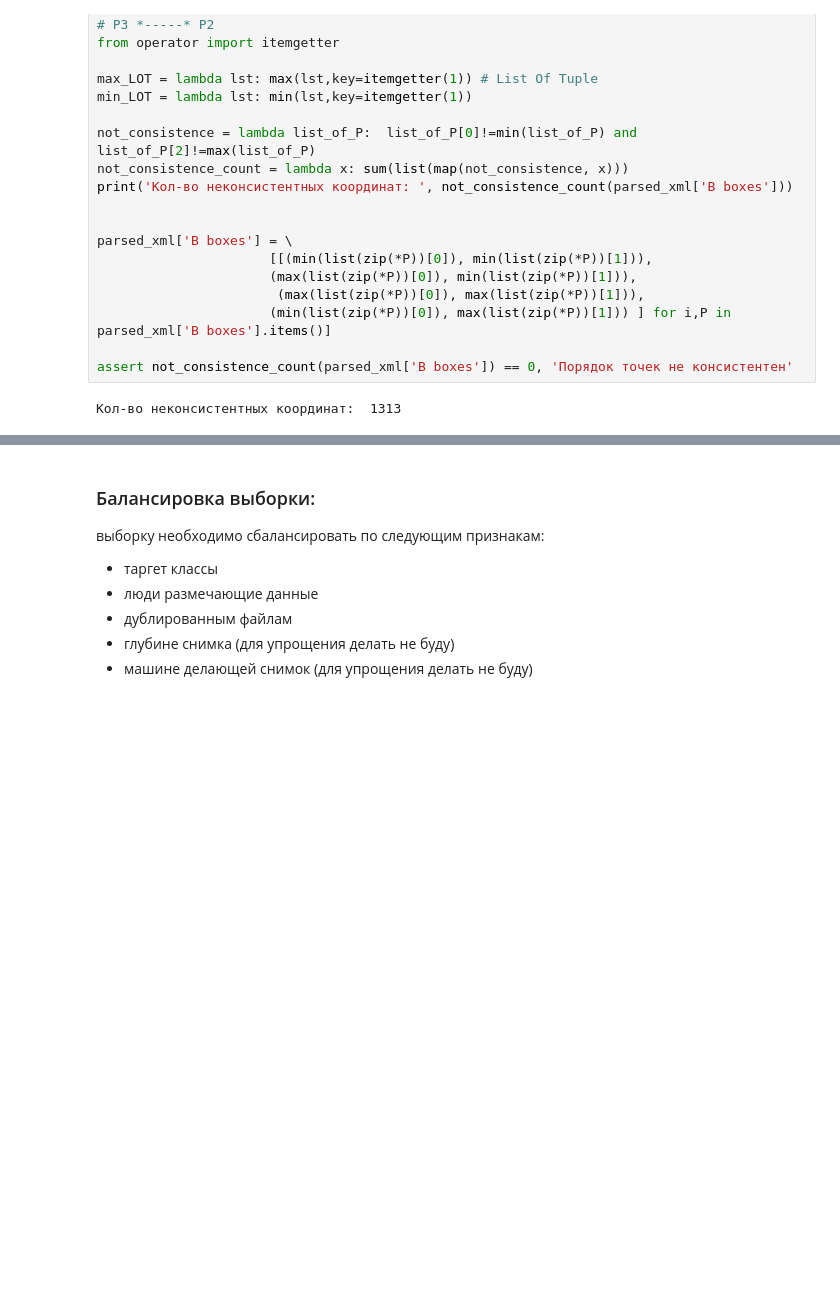
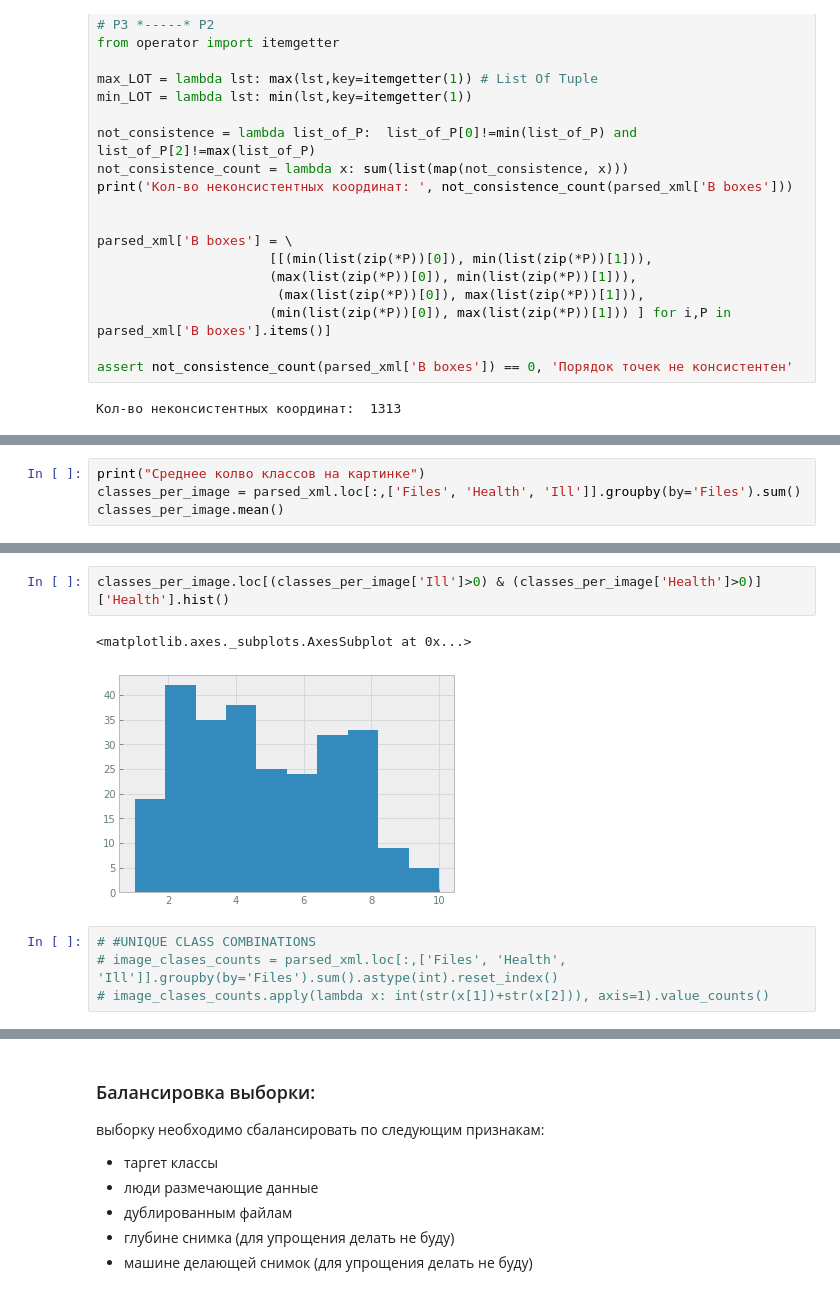
Before and after one commit to MLDPEngineer/Spinal_patology_detection, a Jupyter notebook: Med_backbone.ipynb, the cells around one changed output, grey strips where cells are left out. Drawn from its saved outputs; the diff is of its cells as text; blank space fills up the shorter version.

```diff
--- a/Med_backbone.ipynb
+++ b/Med_backbone.ipynb
@@ -297,0 +315,4 @@ assert not_consistence_count(parsed_xml['B boxes']) == 0, 'Порядок точ
+# %%
+print("Среднее колво классов на картинке")
+classes_per_image = parsed_xml.loc[:,['Files', 'Health', 'Ill']].groupby(by='Files').sum()
+classes_per_image.mean()
@@ -297,0 +332,9 @@ assert not_consistence_count(parsed_xml['B boxes']) == 0, 'Порядок точ
+# %%
+classes_per_image.loc[(classes_per_image['Ill']>0) & (classes_per_image['Health']>0)]['Health'].hist()
+# %% [output]
+<matplotlib.axes._subplots.AxesSubplot at 0x...>
+[figure, added]
+# %%
+# #UNIQUE CLASS COMBINATIONS
+# image_clases_counts = parsed_xml.loc[:,['Files', 'Health', 'Ill']].groupby(by='Files').sum().astype(int).reset_index()
+# image_clases_counts.apply(lambda x: int(str(x[1])+str(x[2])), axis=1).value_counts()
```
Also changed, not shown: parts of 29 cells of this notebook, 2 other files.
